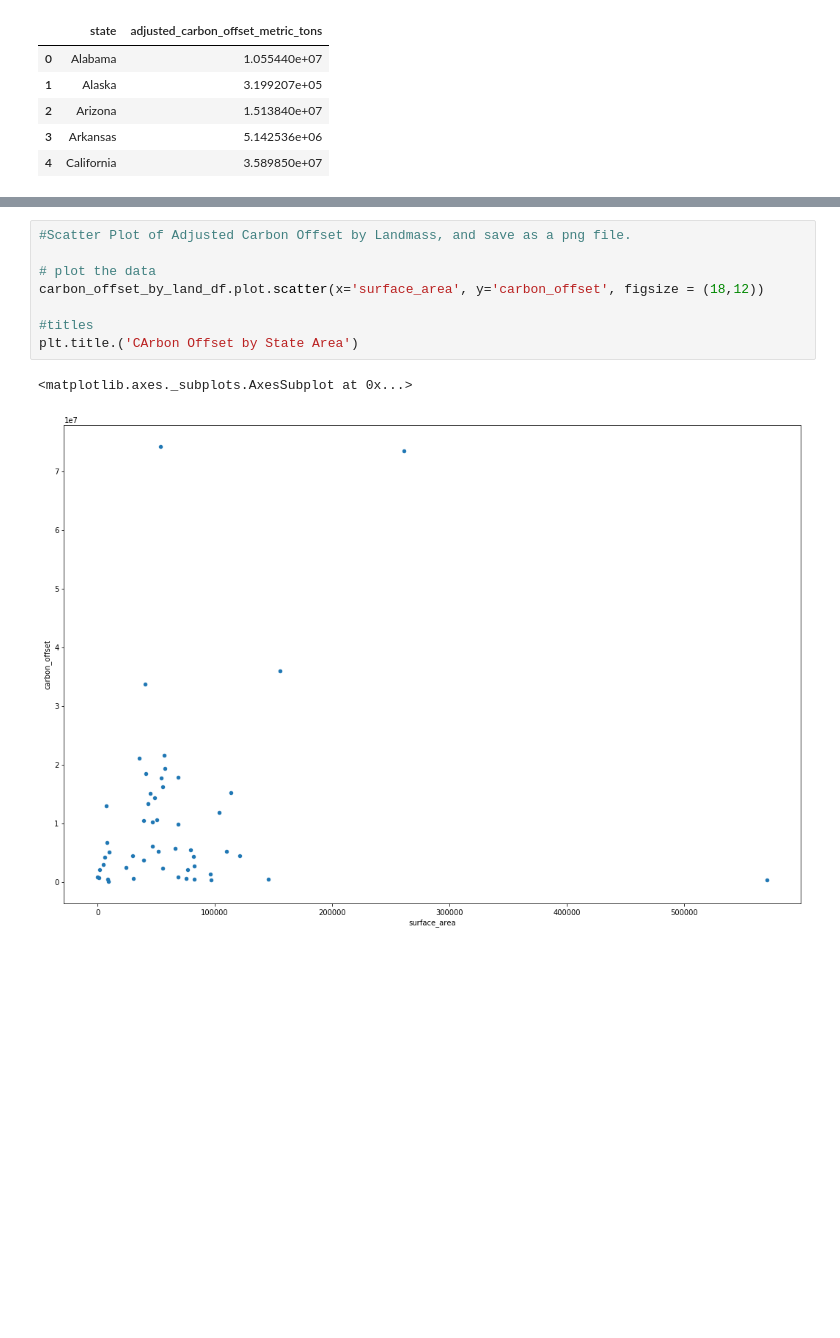
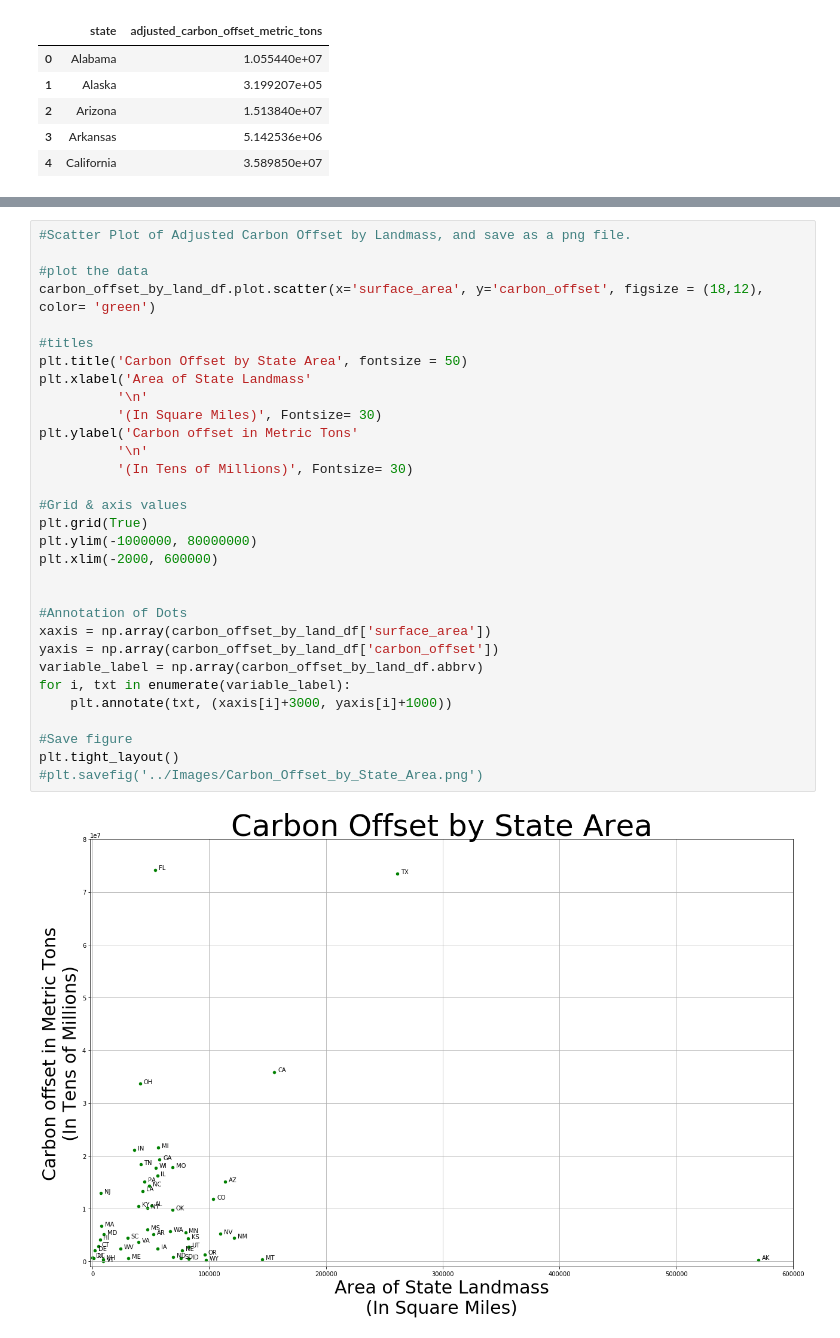
Before and after one commit to Agrattendick/The_Dirty_Hippy_Proposal_For_Clean_Solar_Energy, a Jupyter notebook: Charting/Adjusted Carbon Offset by State Landmass.ipynb, the cells around one changed output, grey strips where cells are left out. Drawn from its saved outputs; the diff is of its cells as text; blank space fills up the shorter version.

```diff
--- a/Charting/Adjusted Carbon Offset by State Landmass.ipynb
+++ b/Charting/Adjusted Carbon Offset by State Landmass.ipynb
@@ -46,11 +45,33 @@ carbon_offset_by_land_df.head()
-# %%
-#Scatter Plot of Adjusted Carbon Offset by Landmass, and save as a png file.
-
-# plot the data
-carbon_offset_by_land_df.plot.scatter(x='surface_area', y='carbon_offset', figsize = (18,12))
-
-#titles
-plt.title.('CArbon Offset by State Area')
-# %% [output]
-<matplotlib.axes._subplots.AxesSubplot at 0x...>
-[figure, removed]
+# %%
+#Scatter Plot of Adjusted Carbon Offset by Landmass, and save as a png file.
+
+#plot the data
+carbon_offset_by_land_df.plot.scatter(x='surface_area', y='carbon_offset', figsize = (18,12), color= 'green')
+
+#titles
+plt.title('Carbon Offset by State Area', fontsize = 50)
+plt.xlabel('Area of State Landmass'
+          '\n'
+          '(In Square Miles)', Fontsize= 30)
+plt.ylabel('Carbon offset in Metric Tons'
+          '\n'
+          '(In Tens of Millions)', Fontsize= 30)
+
+#Grid & axis values
+plt.grid(True)
+plt.ylim(-1000000, 80000000)
+plt.xlim(-2000, 600000)
+
+
+#Annotation of Dots
+xaxis = np.array(carbon_offset_by_land_df['surface_area'])
+yaxis = np.array(carbon_offset_by_land_df['carbon_offset'])
+variable_label = np.array(carbon_offset_by_land_df.abbrv)
+for i, txt in enumerate(variable_label):
+    plt.annotate(txt, (xaxis[i]+3000, yaxis[i]+1000))
+
+#Save figure
+plt.tight_layout()
+#plt.savefig('../Images/Carbon_Offset_by_State_Area.png')
+# %% [output]
+[figure, added]
```
Also changed, not shown: parts of 3 cells of this notebook, 4 other files.
